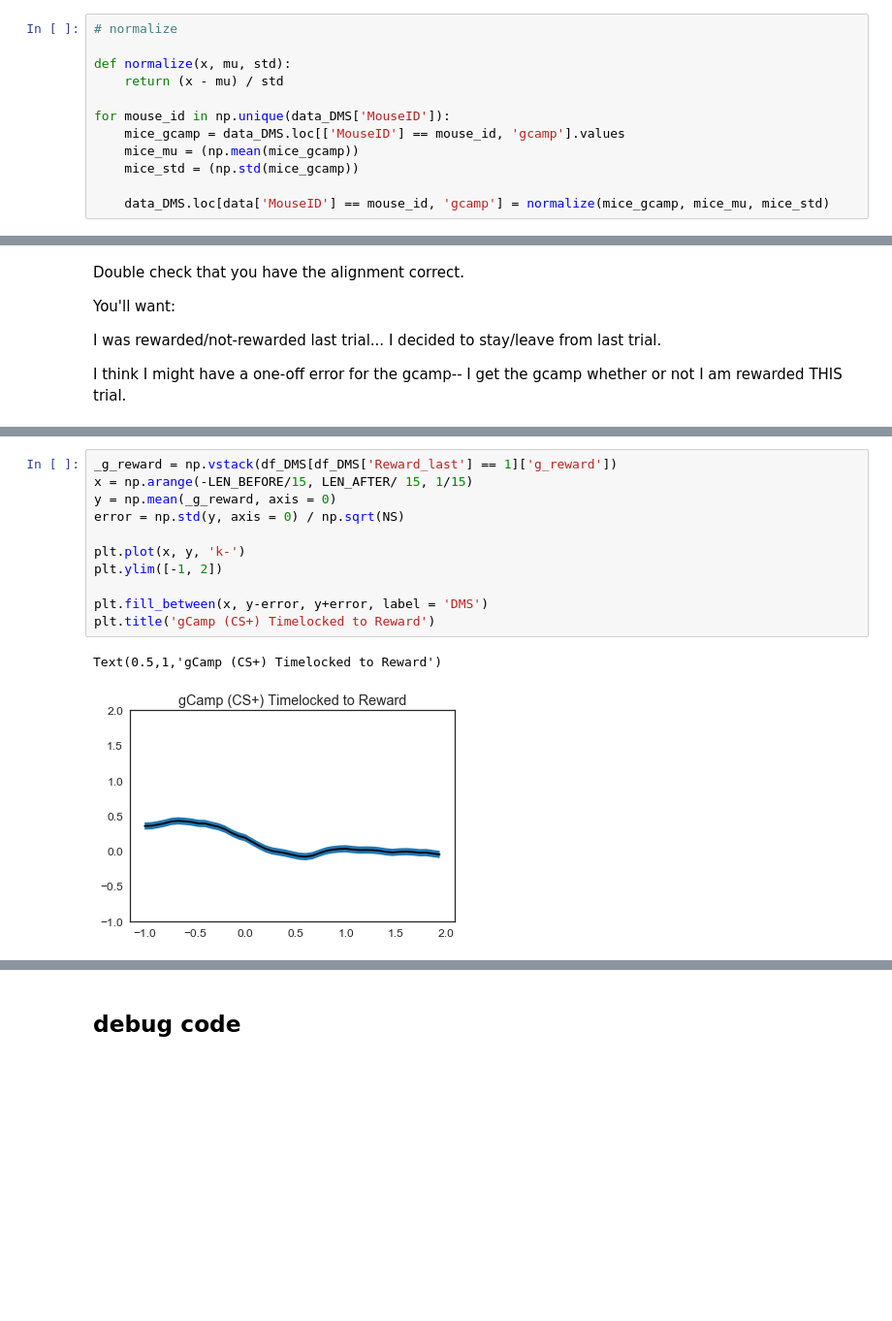
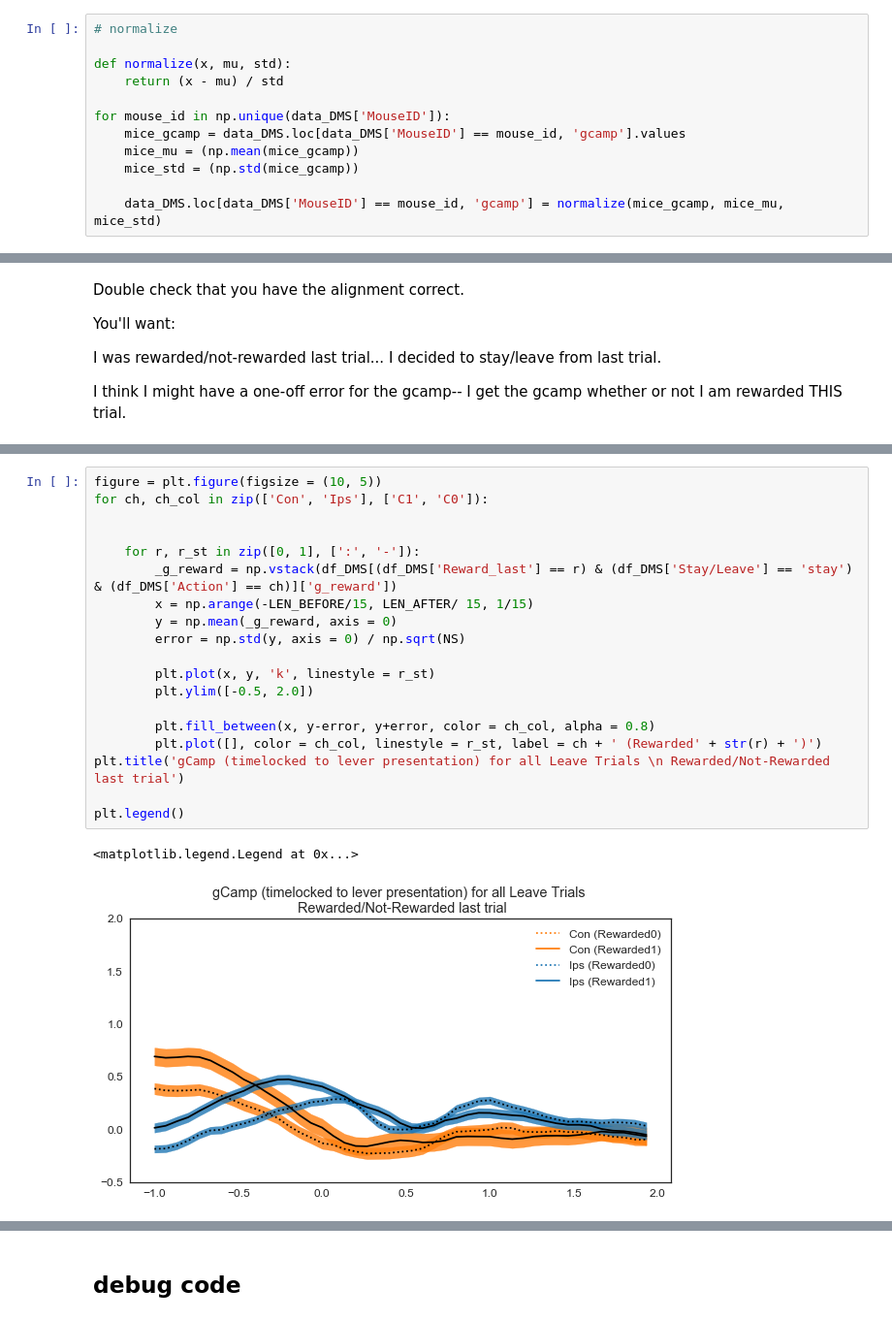
Before and after one commit to rachelstephlee/qlearning, a Jupyter notebook: BehavioralFit3.ipynb, the cells around one changed output, grey strips where cells are left out. Shown at 97% size. Cells and saved outputs as stored; diff of their text form; blank space fills up the shorter version.

Commit message:
gcamp for each mice; relating Q values from previous to GCamp. will clean up with next ipynb

```diff
--- a/BehavioralFit3.ipynb
+++ b/BehavioralFit3.ipynb
@@ -388,9 +350,9 @@ def normalize(x, mu, std):
     return (x - mu) / std
 
 for mouse_id in np.unique(data_DMS['MouseID']):
-    mice_gcamp = data_DMS.loc[['MouseID'] == mouse_id, 'gcamp'].values
+    mice_gcamp = data_DMS.loc[data_DMS['MouseID'] == mouse_id, 'gcamp'].values
     mice_mu = (np.mean(mice_gcamp))
     mice_std = (np.std(mice_gcamp))
 
-    data_DMS.loc[data['MouseID'] == mouse_id, 'gcamp'] = normalize(mice_gcamp, mice_mu, mice_std)
+    data_DMS.loc[data_DMS['MouseID'] == mouse_id, 'gcamp'] = normalize(mice_gcamp, mice_mu, mice_std)
 # %% [output]
@@ -533,16 +550,24 @@ I think I might have a one-off error for the gcamp-- I get the gcamp whether or
 # %%
-_g_reward = np.vstack(df_DMS[df_DMS['Reward_last'] == 1]['g_reward'])
-x = np.arange(-LEN_BEFORE/15, LEN_AFTER/ 15, 1/15)
-y = np.mean(_g_reward, axis = 0)
-error = np.std(y, axis = 0) / np.sqrt(NS)
+figure = plt.figure(figsize = (10, 5))
+for ch, ch_col in zip(['Con', 'Ips'], ['C1', 'C0']):
 
-plt.plot(x, y, 'k-')
-plt.ylim([-1, 2])
 
-plt.fill_between(x, y-error, y+error, label = 'DMS')
-plt.title('gCamp (CS+) Timelocked to Reward')
+    for r, r_st in zip([0, 1], [':', '-']):
+        _g_reward = np.vstack(df_DMS[(df_DMS['Reward_last'] == r) & (df_DMS['Stay/Leave'] == 'stay') & (df_DMS['Action'] == ch)]['g_reward'])
+        x = np.arange(-LEN_BEFORE/15, LEN_AFTER/ 15, 1/15)
+        y = np.mean(_g_reward, axis = 0)
+        error = np.std(y, axis = 0) / np.sqrt(NS)
+
+        plt.plot(x, y, 'k', linestyle = r_st)
+        plt.ylim([-0.5, 2.0])
+
+        plt.fill_between(x, y-error, y+error, color = ch_col, alpha = 0.8)
+        plt.plot([], color = ch_col, linestyle = r_st, label = ch + ' (Rewarded' + str(r) + ')')
+plt.title('gCamp (timelocked to lever presentation) for all Leave Trials \n Rewarded/Not-Rewarded last trial')
+
+plt.legend()
 # %% [output]
-Text(0.5,1,'gCamp (CS+) Timelocked to Reward')
+<matplotlib.legend.Legend at 0x...>
-[figure, old version]
+[figure, new version]
 # %%
 figure = plt.figure(figsize = (10, 5))
```
Also changed, not shown: parts of 35 cells of this notebook, 1 other file.
